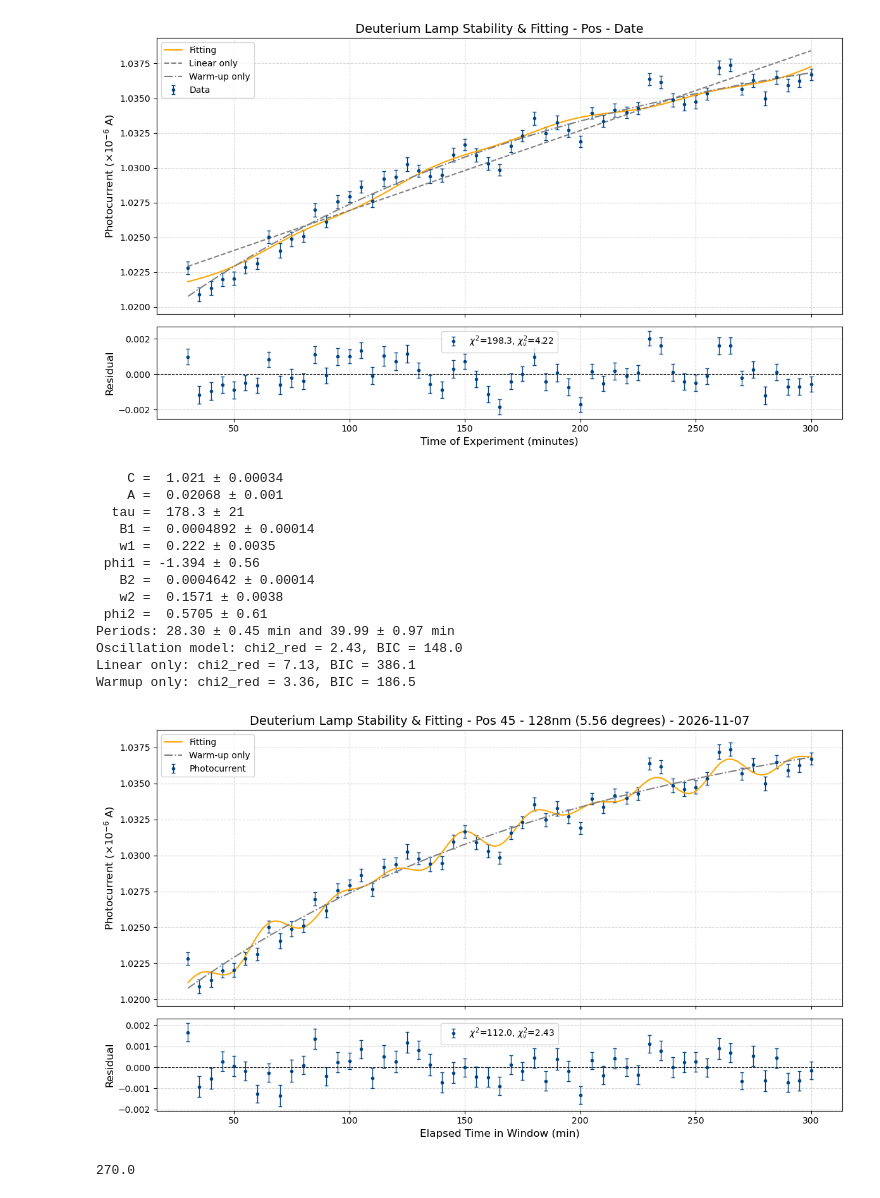
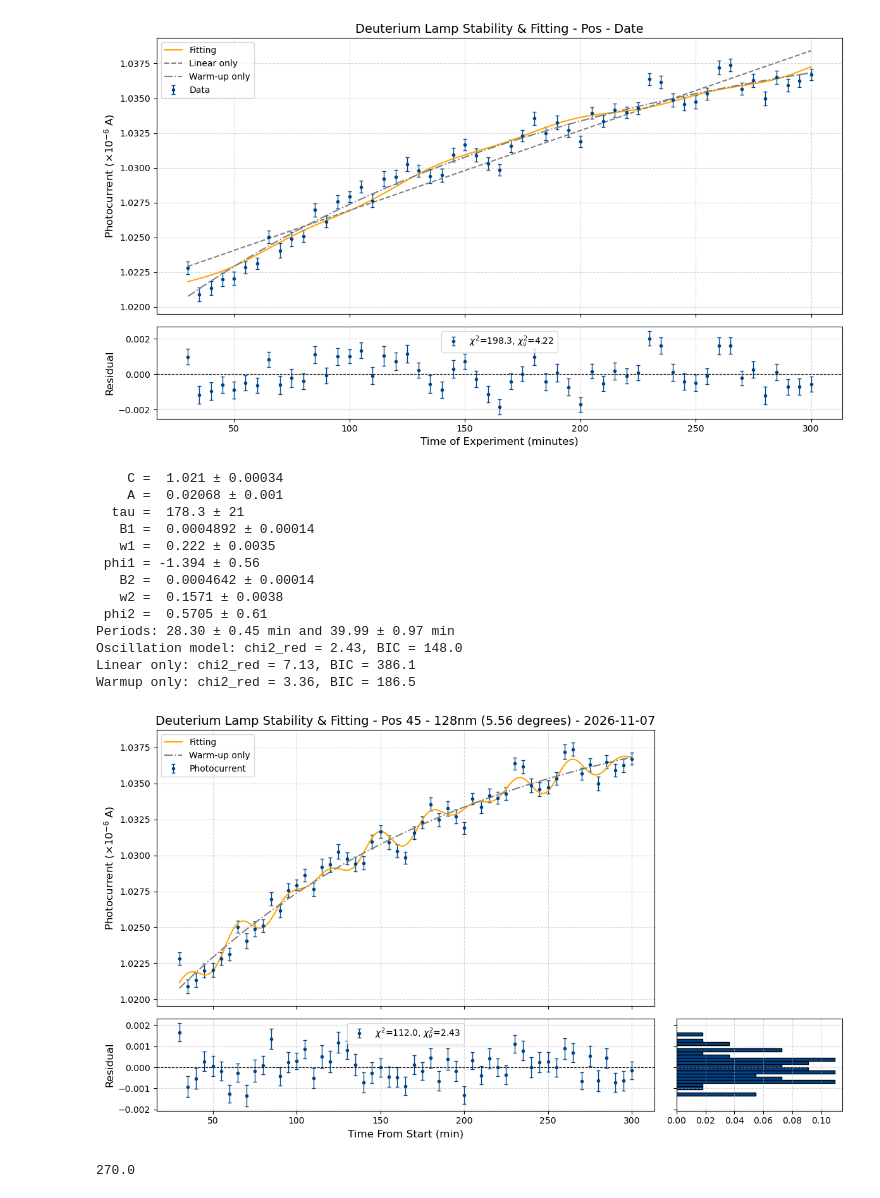
Before and after one commit to laughtonmichael2004-hue/lea-summer_2026_Internship, a Jupyter notebook: 2. Deuterium Lamp/Deuterium Lamp Analysis Code.ipynb, the cells around one changed output. Cells and saved outputs as stored; diff of their text form; code cells hidden in the pictures.

Commit message:
plotted the residual histogram with title and put grid behid the plot

```diff
--- a/2. Deuterium Lamp/Deuterium Lamp Analysis Code.ipynb
+++ b/2. Deuterium Lamp/Deuterium Lamp Analysis Code.ipynb
@@ -2038,49 +2038,60 @@ _, chi2_warm, red_warm, bic_warm = fit_stats(y, yerr, warmup_model(t, *pwarm), 3
 names = ["C", "A", "tau", "B1", "w1", "phi1", "B2", "w2", "phi2"]
 for n, v, e in zip(names, popt, perr):
     print(f"{n:>5} = {v: .4g} ± {e:.2g}")
 
 print(f"Periods: {2*np.pi/popt[4]:.2f} ± {2*np.pi/popt[4] * perr[4]/popt[4]:.2f} min and {2*np.pi/popt[7]:.2f} ± {2*np.pi/popt[7] * perr[7]/popt[7]:.2f} min")
 print(f"Oscillation model: chi2_red = {red_chi2:.2f}, BIC = {bic:.1f}")
 print(f"Linear only: chi2_red = {red_lin:.2f}, BIC = {bic_lin:.1f}")
 print(f"Warmup only: chi2_red = {red_warm:.2f}, BIC = {bic_warm:.1f}")
 
 # Plot
 t_fine = np.linspace(0, T, 500)
-fig, (ax1, ax2) = plt.subplots(2, 1, figsize=(12, 7), sharex=True, gridspec_kw={'height_ratios': [3, 1]})
+fig, axes = plt.subplots(2, 2, figsize=(12, 7), sharex='col', sharey='row', gridspec_kw={'height_ratios': [3, 1], 'width_ratios': [3,1]})
 
-ax1.errorbar(t_abs, y, yerr, fmt='o', ms=3, elinewidth=1, capsize=2, color='#004488', label='Photocurrent')
-ax1.plot(t_fine + t_abs[0], stability_model(t_fine, *popt), color='orange', label='Fitting')
-#ax1.plot(t_fine + t_abs[0], linear_model(t_fine, *plin), '--', color='gray', label='Linear only')
-ax1.plot(t_fine + t_abs[0], warmup_model(t_fine, *pwarm), '-.', color='gray', label='Warm-up only')
-ax1.set_title('Deuterium Lamp Stability & Fitting - Pos 45 - 128nm (5.56 degrees) - 2026-11-07', fontsize=14)
-ax1.set_ylabel(r'Photocurrent ($\times10^{-6}$ A)', fontsize=12)
-ax1.grid(True, linestyle='--', alpha=0.5)
-ax1.legend()
+axes[0,1].set_axis_off()
 
-ax2.errorbar(t_abs, res, yerr, fmt='o', ms=3, elinewidth=1, capsize=2, color='#004488', label=rf'$\chi^2$={chi2:.1f}, $\chi^2_\nu$={red_chi2:.2f}')
-ax2.axhline(0, lw=0.8, ls='--', color='k')
-ax2.set_xlabel('Elapsed Time in Window (min)', fontsize=12)
-ax2.set_ylabel('Residual', fontsize=12)
-ax2.grid(True, linestyle='--', alpha=0.5)
-ax2.legend()
+# Data & Fit
+axes[0,0].errorbar(t_abs, y, yerr, fmt='o', ms=3, elinewidth=1, capsize=2, color='#004488', label='Photocurrent')
+axes[0,0].plot(t_fine + t_abs[0], stability_model(t_fine, *popt), color='orange', label='Fitting')
+#axes[0,0].plot(t_fine + t_abs[0], linear_model(t_fine, *plin), '--', color='gray', label='Linear only')
+axes[0,0].plot(t_fine + t_abs[0], warmup_model(t_fine, *pwarm), '-.', color='gray', label='Warm-up only')
+axes[0,0].set_title('Deuterium Lamp Stability & Fitting - Pos 45 - 128nm (5.56 degrees) - 2026-11-07', fontsize=14)
+axes[0,0].set_ylabel(r'Photocurrent ($\times10^{-6}$ A)', fontsize=12)
+axes[0,0].grid(True, linestyle='--', alpha=0.5)
+axes[0,0].tick_params(axis='x', labelleft=False)
+axes[0,0].legend()
+
+# Residual
+axes[1,0].errorbar(t_abs, res, yerr, fmt='o', ms=3, elinewidth=1, capsize=2, color='#004488', label=rf'$\chi^2$={chi2:.1f}, $\chi^2_\nu$={red_chi2:.2f}')
+axes[1,0].axhline(0, lw=0.8, ls='--', color='k')
+axes[1,0].set_xlabel('Time From Start (min)', fontsize=12)
+axes[1,0].set_ylabel('Residual', fontsize=12)
+axes[1,0].grid(True, linestyle='--', alpha=0.5)
+axes[1,0].legend()
+
+# Histogram
+weights = np.ones_like(res) / len(res)
+axes[1,1].hist(res, bins=20, orientation='horizontal', weights=weights, color='#004488', edgecolor='black')
+axes[1,1].grid(True, linestyle='--', alpha=0.5)
+axes[1, 1].tick_params(axis='y', labelleft=False)
 
 fig.tight_layout()
 plt.show()
 # %% [output]
     C =  1.021 ± 0.00034
     A =  0.02068 ± 0.001
   tau =  178.3 ± 21
    B1 =  0.0004892 ± 0.00014
    w1 =  0.222 ± 0.0035
  phi1 = -1.394 ± 0.56
    B2 =  0.0004642 ± 0.00014
    w2 =  0.1571 ± 0.0038
  phi2 =  0.5705 ± 0.61
 Periods: 28.30 ± 0.45 min and 39.99 ± 0.97 min
 Oscillation model: chi2_red = 2.43, BIC = 148.0
 Linear only: chi2_red = 7.13, BIC = 386.1
 Warmup only: chi2_red = 3.36, BIC = 186.5
-[figure, old version]
+[figure, new version]
 # %%
 2*np.pi/w_min
 # %% [output]
```
Also changed, not shown: 25 other files.
